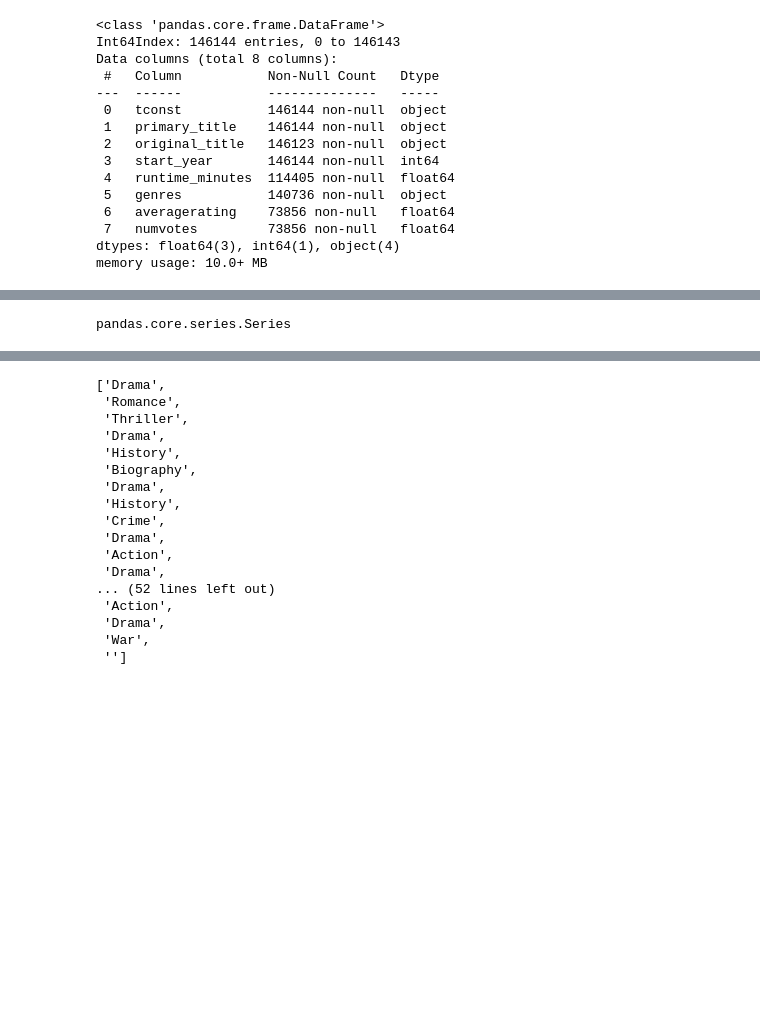
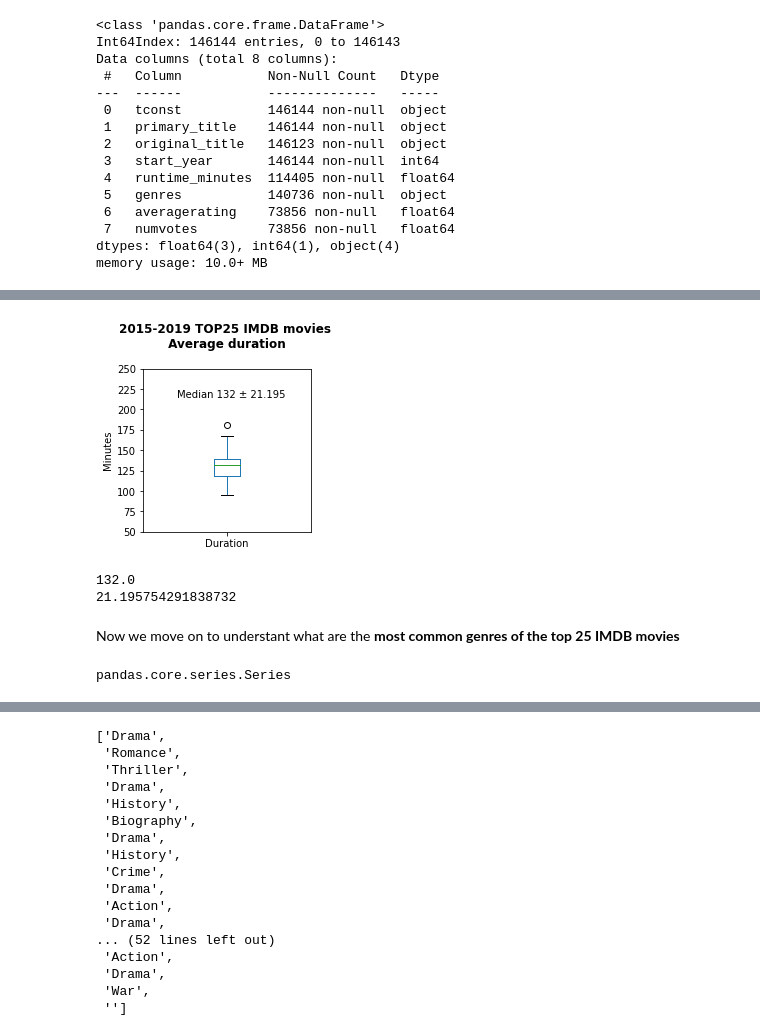
Before and after one commit to arecai/ari_first_attem, a Jupyter notebook: dsc-phase1-project-template.ipynb, the cells around one changed output, grey strips where cells are left out. Drawn from its saved outputs; the diff is of its cells as text; code cells hidden in the pictures; blank space fills up the shorter version.

```diff
--- a/dsc-phase1-project-template.ipynb
+++ b/dsc-phase1-project-template.ipynb
@@ -417,6 +425,31 @@ can we create a list with the different genres?
+# %%
+#We create a box plot with the duration ofthe movie
+imdb_top25 = imdb_top25.rename(columns={'runtime_minutes': 'Duration'})
+
+
+fig, ax = plt.subplots(figsize=(3, 3))
+imdb_top25['Duration'].plot.box()
+ax.set_title('2015-2019 TOP25 IMDB movies \n Average duration \n', fontweight="bold")
+ax.set_ylabel('Minutes')
+plt.text(0.7, 215, 'Median 132 ± 21.195', fontsize = 10)  #this values come from the following action
+ax.set_ylim([50, 250]);
+# %% [output]
+[figure, added]
+# %%
+imdb_top25_duration_median = imdb_top25['Duration'].median()
+imdb_top25_duration_stdev = statistics.stdev(imdb_top25['Duration'])
+
+print(imdb_top25_duration_mean)
+print(imdb_top25_duration_stdev)
+# %% [output]
+132.0
+21.195754291838732
+# %% [markdown]
+Now we move on to understant what are the **most common genres of the top 25 IMDB movies**
 # %%
+#first we extract all the genres into a pandas Series
+
 genres = imdb_top25['genres'].map(lambda x: x.split(','))
+type(genres)
+# %% [output]
+pandas.core.series.Series
-# %%
-type(genres)
-# %% [output]
-pandas.core.series.Series
```
Also changed, not shown: parts of 83 cells of this notebook.
